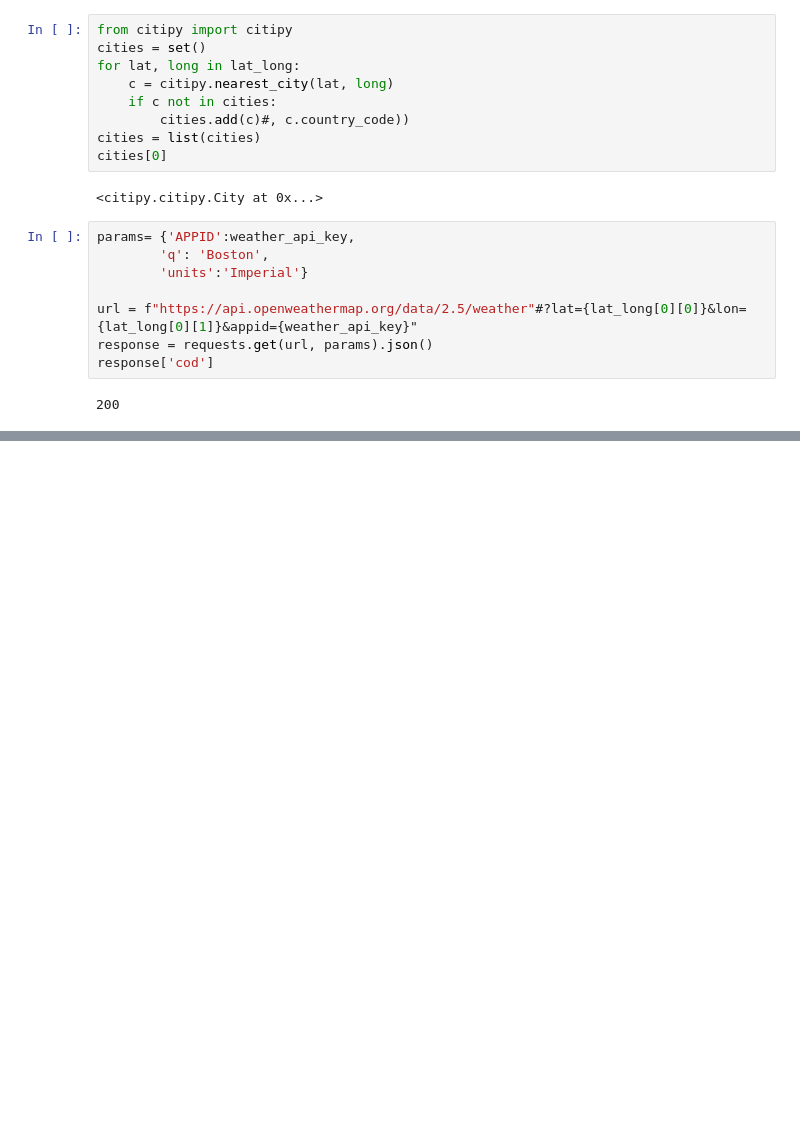
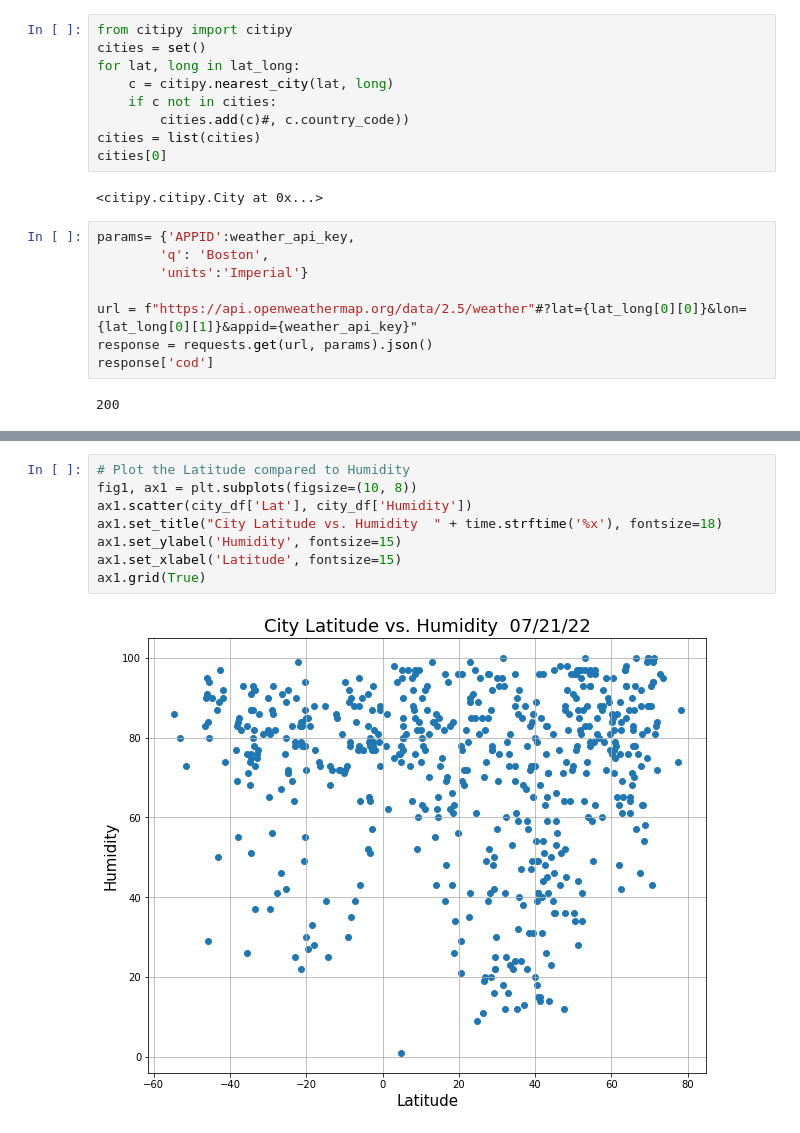
Before and after one commit to Bag0niku/World_Weather_Analysis, a Jupyter notebook: WeatherPy.ipynb, the cells around one changed output, grey strips where cells are left out. Drawn from its saved outputs; the diff is of its cells as text; blank space fills up the shorter version.

```diff
--- a/WeatherPy.ipynb
+++ b/WeatherPy.ipynb
@@ -130,0 +160,10 @@ KeyboardInterrupt:
+# %%
+# Plot the Latitude compared to Humidity
+fig1, ax1 = plt.subplots(figsize=(10, 8))
+ax1.scatter(city_df['Lat'], city_df['Humidity'])
+ax1.set_title("City Latitude vs. Humidity  " + time.strftime('%x'), fontsize=18)
+ax1.set_ylabel('Humidity', fontsize=15)
+ax1.set_xlabel('Latitude', fontsize=15)
+ax1.grid(True)
+# %% [output]
+[figure, added]
```
Also changed, not shown: parts of 11 cells of this notebook.
